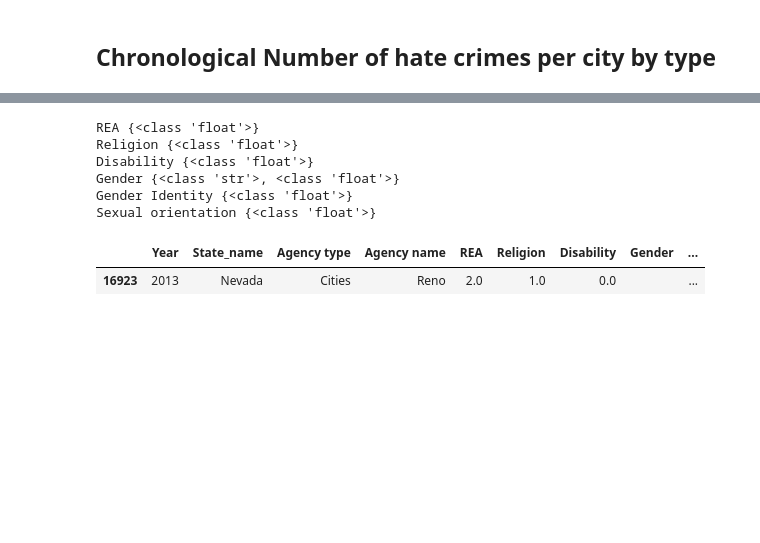
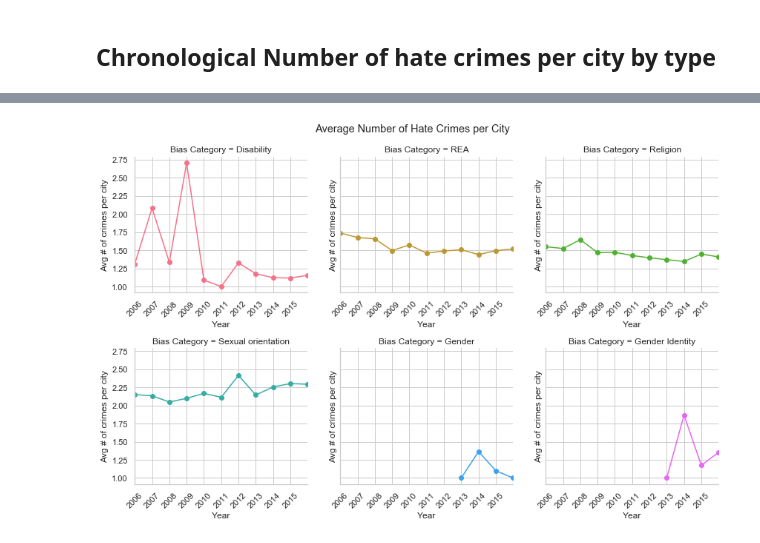
Before and after one commit to gemmaaa/capstone_projects, a Jupyter notebook: FC birlikde 3. Data analysis.ipynb, the cells around one changed output, grey strips where cells are left out. Saved outputs shown, nothing was run; the diff lists cells and outputs as text; code cells hidden in the pictures; blank space fills up the shorter version.

```diff
--- a/FC birlikde 3. Data analysis.ipynb
+++ b/FC birlikde 3. Data analysis.ipynb
@@ -509,24 +622,35 @@ bias_crimes_bt.loc['0', 'REA']
-# %%
-for col in ['REA', 'Religion','Disability', 'Gender', 'Gender Identity',
-            'Sexual orientation']:
-    print(col, set([type(x) for x in bias_crimes_bt[col]]))
-# %% [output]
-REA {<class 'float'>}
-Religion {<class 'float'>}
-Disability {<class 'float'>}
-Gender {<class 'str'>, <class 'float'>}
-Gender Identity {<class 'float'>}
-Sexual orientation {<class 'float'>}
-# %%
-bias_crimes_bt[bias_crimes_bt['Gender'] == ' ']
-# %% [output]
-|  | Year | State_name | Agency type | Agency name | REA | Religion | Disability | Gender | ... |
-| 16923 | 2013 | Nevada | Cities | Reno | 2.0 | 1.0 | 0.0 |  | ... |
-# %%
-bias_crimes_bt.iloc[16923, 7] = 0
 # %%
+# adding in the values row by row
+
 for i in range(len(bias_crimes_bt)):
     for x in cols:
-        if bias_crimes_bt.loc[str(i), x] > 0:
-            bias_crimes_bt.loc[str(i), 'Bias Category' ] = x
-            bias_crimes_bt.loc[str(i), 'Count'] = by_city_only.loc[i, x]
+        if bias_crimes_bt.loc[i, x] > 0:
+            bias_crimes_bt.loc[i, 'Bias Category' ] = x
+            bias_crimes_bt.loc[i, 'Count'] = bias_crimes_bt.loc[i, x]
+# %%
+# dropping the totals which will skew the results
+bias_crimes_bt = bias_crimes_bt[bias_crimes_bt['Agency name'] != 'Total']
+
+# getting the average across all the cities
+grouped_bcbt = bias_crimes_bt.groupby(['Year','Bias Category'])['Count'].mean().reset_index()
+# %%
+sns.set(style="whitegrid")
+
+g = sns.FacetGrid(grouped_bcbt.dropna(), col='Bias Category', col_wrap=3, height=4,
+                xlim=(min(grouped_bcbt['Year']),max(grouped_bcbt['Year'])),
+                palette='husl', hue='Bias Category')
+
+g = g.map(plt.plot,'Year', 'Count', marker="o")
+
+g.set(xticks=np.arange(min(grouped_bcbt['Year']), max(grouped_bcbt['Year'])),
+      ylabel="Avg # of crimes per city", xlabel="Year")
+
+for ax in g.axes:
+    plt.setp(ax.get_xticklabels(), visible=True, rotation=45)
+
+g.fig.tight_layout(w_pad=2, rect=[0, 0.03, 1, 0.95])
+
+plt.suptitle('Average Number of Hate Crimes per City')
+plt.show()
+# %% [output]
+[figure, added]
```
Also changed, not shown: parts of 61 cells of this notebook, 1 other file.
